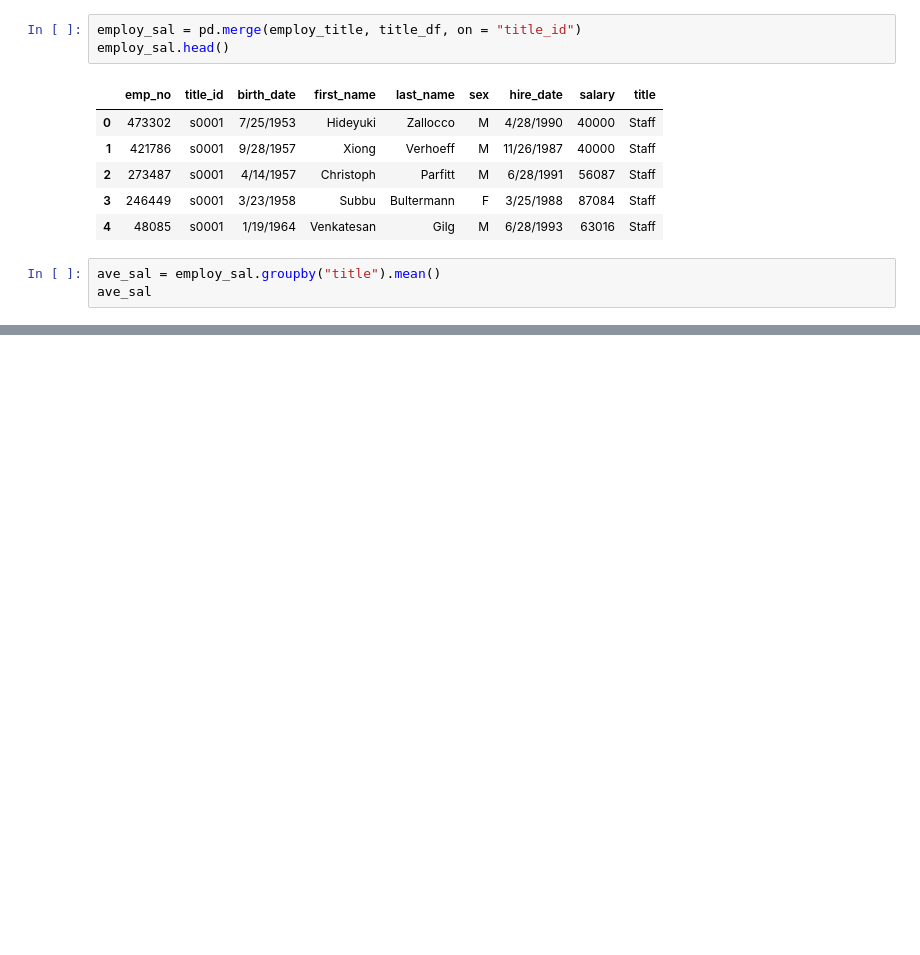
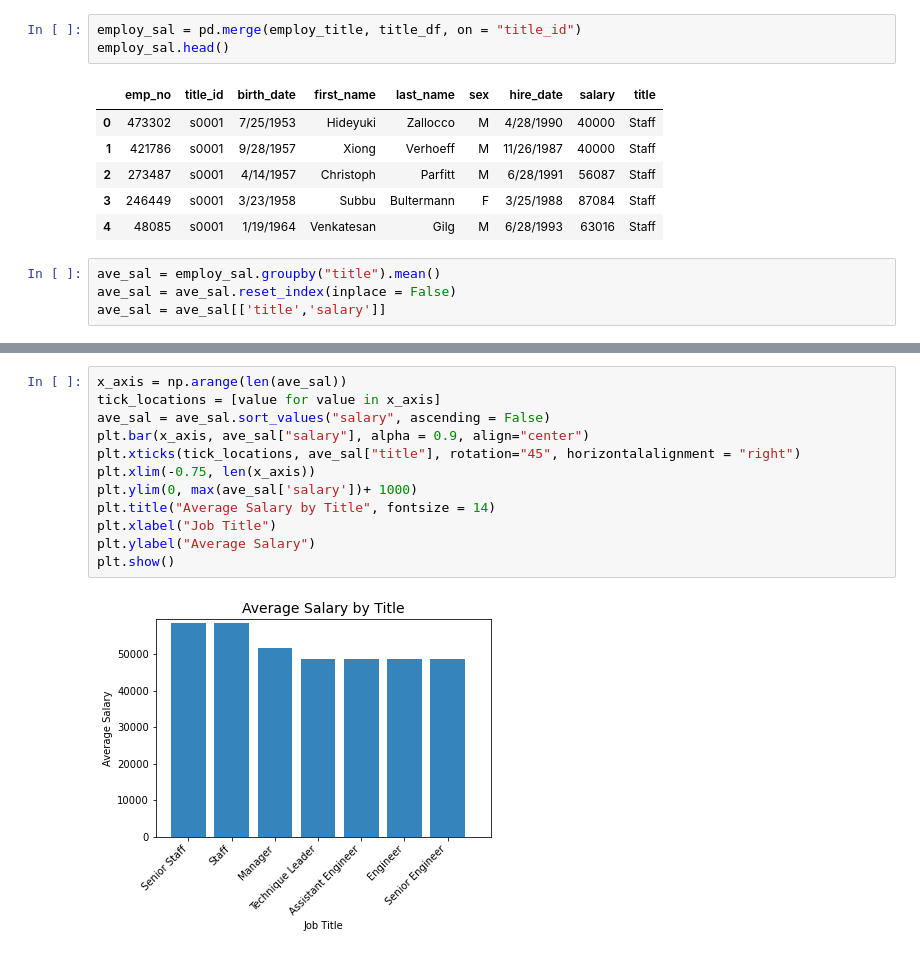
Before and after one commit to cjdance/sql-challenge, a Jupyter notebook: EmployeeSQL/employee_bonus.ipynb, the cells around one changed output, grey strips where cells are left out. Cells and saved outputs as stored; diff of their text form; blank space fills up the shorter version.

```diff
--- a/EmployeeSQL/employee_bonus.ipynb
+++ b/EmployeeSQL/employee_bonus.ipynb
@@ -80,4 +83,5 @@ employ_sal.head()
 | 4 | 48085 | s0001 | 1/19/1964 | Venkatesan | Gilg | M | 6/28/1993 | 63016 | Staff |
 # %%
 ave_sal = employ_sal.groupby("title").mean()
-ave_sal
+ave_sal = ave_sal.reset_index(inplace = False)
+ave_sal = ave_sal[['title','salary']]
@@ -93,0 +99,14 @@ ave_sal
+# %%
+x_axis = np.arange(len(ave_sal))
+tick_locations = [value for value in x_axis]
+ave_sal = ave_sal.sort_values("salary", ascending = False)
+plt.bar(x_axis, ave_sal["salary"], alpha = 0.9, align="center")
+plt.xticks(tick_locations, ave_sal["title"], rotation="45", horizontalalignment = "right")
+plt.xlim(-0.75, len(x_axis))
+plt.ylim(0, max(ave_sal['salary'])+ 1000)
+plt.title("Average Salary by Title", fontsize = 14)
+plt.xlabel("Job Title")
+plt.ylabel("Average Salary")
+plt.show()
+# %% [output]
+[figure, added]
```
Also changed, not shown: parts of 3 cells of this notebook.
